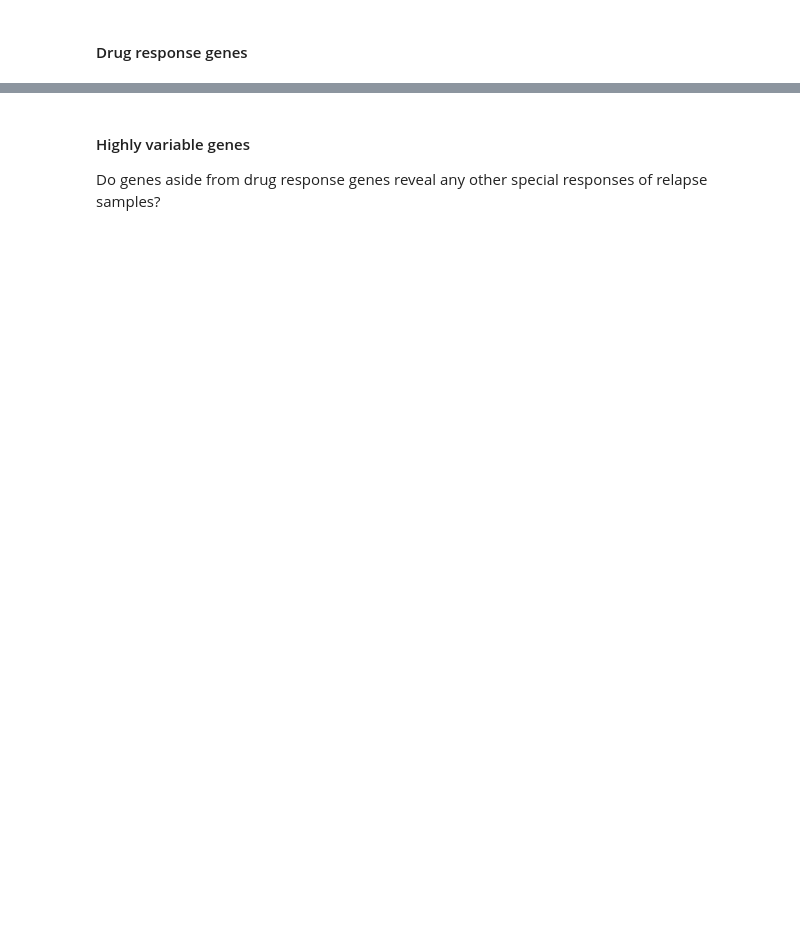
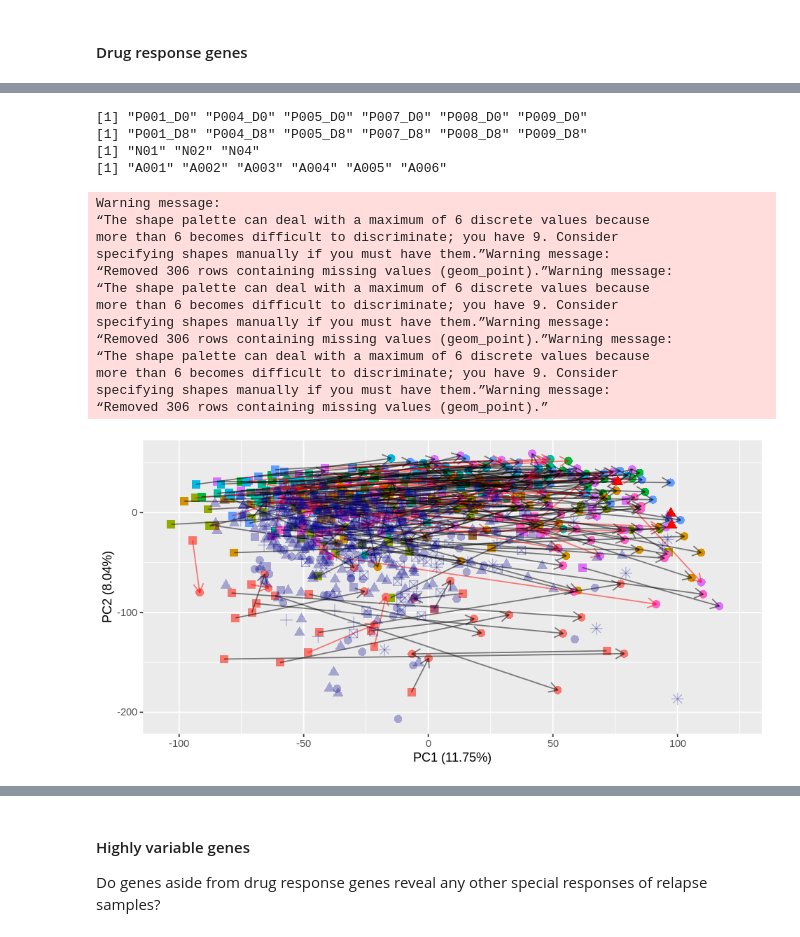
Before and after one commit to dblux/relapse_prediction, a Jupyter notebook: sandbox-hyperdiploid.ipynb, the cells around one changed output, grey strips where cells are left out. Drawn from its saved outputs; the diff is of its cells as text; code cells hidden in the pictures; blank space fills up the shorter version.

```diff
--- a/sandbox-hyperdiploid.ipynb
+++ b/sandbox-hyperdiploid.ipynb
@@ -939,0 +1246,40 @@ plot_vectors5 <- function(X, metadata_df, X_mile, metadata_mile,
+# %%
+#' Plot jitter plot of PCs
+#' @param X dataframe with features x samples
+plot_pc <- function(X, Y, cex = 2, n_pc = 5, main = NULL) {
+  # PCA
+  pca_obj <- prcomp(t(X))
+  pca_df <- data.frame(pca_obj$x[,1:n_pc])
+  n <- nrow(pca_df)
+
+  Y$label <- as.factor(Y$label)
+  Y$batch_info <- as.factor(Y$batch_info)
+  X_pca_annot <- cbind(Y[rownames(pca_df),
+                         c("batch_info", "class_info", "label")], pca_df)
+  long_pca_annot <- melt(X_pca_annot,
+                         id.vars = c("batch_info", "class_info", "label"),
+                         variable.name = "PC")
+  print(head(long_pca_annot))
+
+  ax_batch <- ggplot(long_pca_annot,
+                aes(x = PC, y = value,
+                    shape = class_info,
+                    fill = batch_info,
+                    group = batch_info)) +
+    geom_point(cex = cex, show.legend = F,
+               position = position_jitterdodge(jitter.height=0)) +
+    scale_shape_manual(values = 21:23)
+
+  ax_timepoint <- ggplot(long_pca_annot,
+                aes(x = PC, y = value,
+                    shape = class_info,
+                    fill = label)) +
+    geom_point(cex = cex, show.legend = F,
+               position = position_jitterdodge(jitter.height=0)) +
+    scale_shape_manual(values = 21:23) +
+    scale_fill_manual(values = c("darkolivegreen3", "tomato3"))
+
+  fig <- plot_grid(ax_batch, ax_timepoint, ncol = 2)
+
+  return(fig)
+}
@@ -959,0 +1327,21 @@ for (subtype in subtypes) {
+# %%
+plot_vectors6(data, Y, data_mile, Y_mile)
+# %% [output]
+[1] "P001_D0" "P004_D0" "P005_D0" "P007_D0" "P008_D0" "P009_D0"
+[1] "P001_D8" "P004_D8" "P005_D8" "P007_D8" "P008_D8" "P009_D8"
+[1] "N01" "N02" "N04"
+[1] "A001" "A002" "A003" "A004" "A005" "A006"
+Warning message:
+“The shape palette can deal with a maximum of 6 discrete values because
+more than 6 becomes difficult to discriminate; you have 9. Consider
+specifying shapes manually if you must have them.”Warning message:
+“Removed 306 rows containing missing values (geom_point).”Warning message:
+“The shape palette can deal with a maximum of 6 discrete values because
+more than 6 becomes difficult to discriminate; you have 9. Consider
+specifying shapes manually if you must have them.”Warning message:
+“Removed 306 rows containing missing values (geom_point).”Warning message:
+“The shape palette can deal with a maximum of 6 discrete values because
+more than 6 becomes difficult to discriminate; you have 9. Consider
+specifying shapes manually if you must have them.”Warning message:
+“Removed 306 rows containing missing values (geom_point).”
+[figure, added]
```
Also changed, not shown: parts of 58 cells of this notebook, 2 other files.
